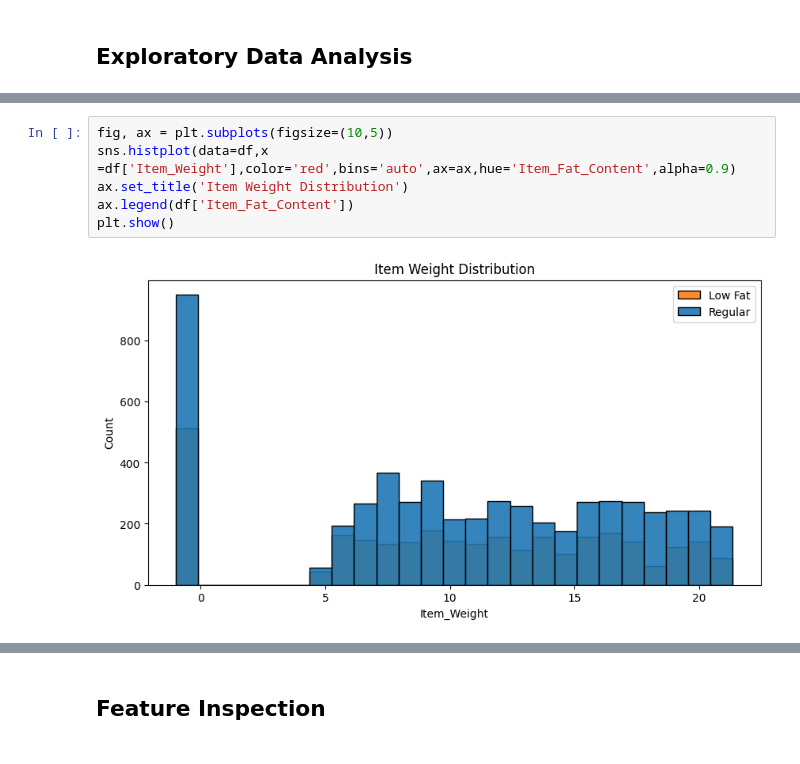
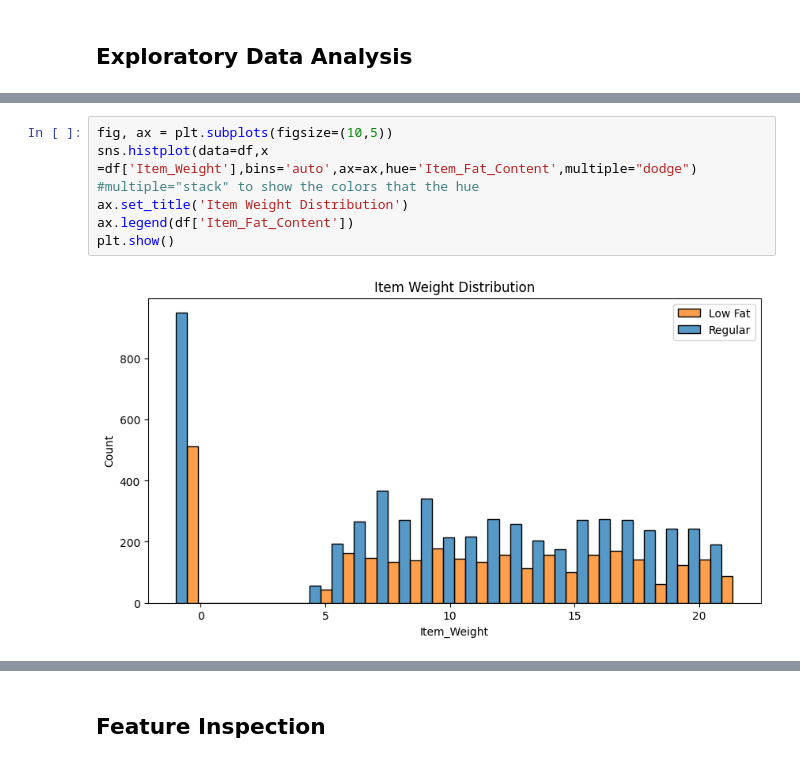
Before and after one commit to KamalRiad90/Prediction-of-Product-Sales, a Jupyter notebook: Prediction_of_Product_Sales.ipynb, the cells around one changed output, grey strips where cells are left out. Cells and saved outputs as stored; diff of their text form.

```diff
--- a/Prediction_of_Product_Sales.ipynb
+++ b/Prediction_of_Product_Sales.ipynb
@@ -254,9 +254,10 @@ dtypes: float64(4), int64(1), object(7)
 memory usage: 799.2+ KB
 # %%
 fig, ax = plt.subplots(figsize=(10,5))
-sns.histplot(data=df,x =df['Item_Weight'],color='red',bins='auto',ax=ax,hue='Item_Fat_Content',alpha=0.9)
+sns.histplot(data=df,x =df['Item_Weight'],bins='auto',ax=ax,hue='Item_Fat_Content',multiple="dodge")
+#multiple="stack" to show the colors that the hue
 ax.set_title('Item Weight Distribution')
 ax.legend(df['Item_Fat_Content'])
 plt.show()
 # %% [output]
-[figure, old version]
+[figure, new version]
```
Also changed, not shown: parts of 5 cells of this notebook.
